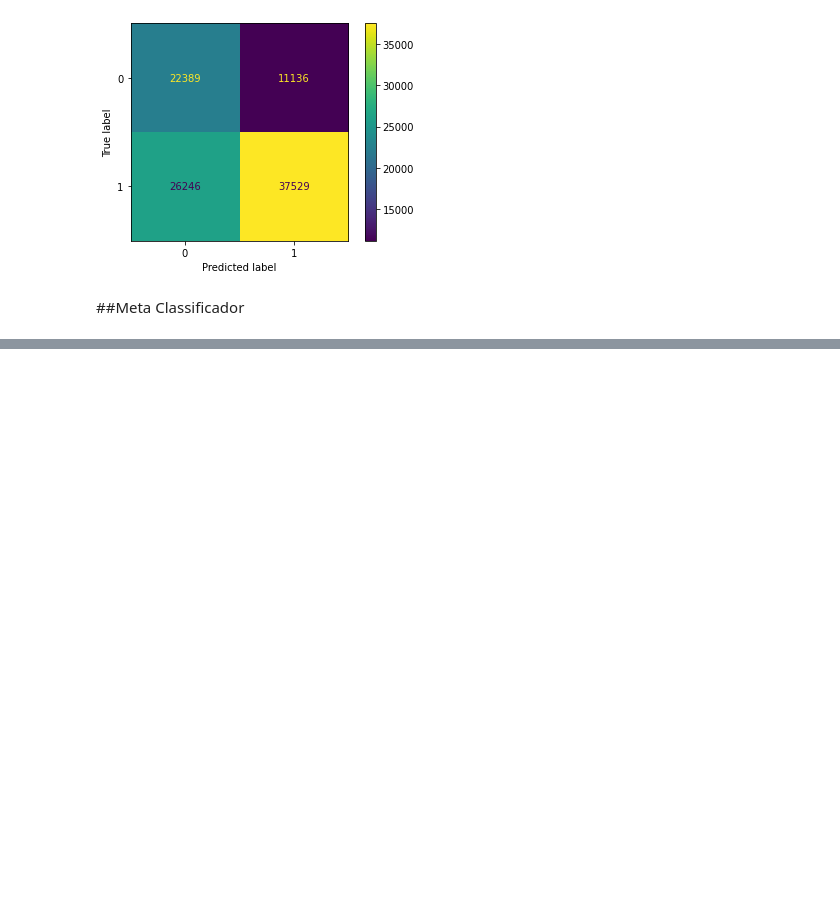
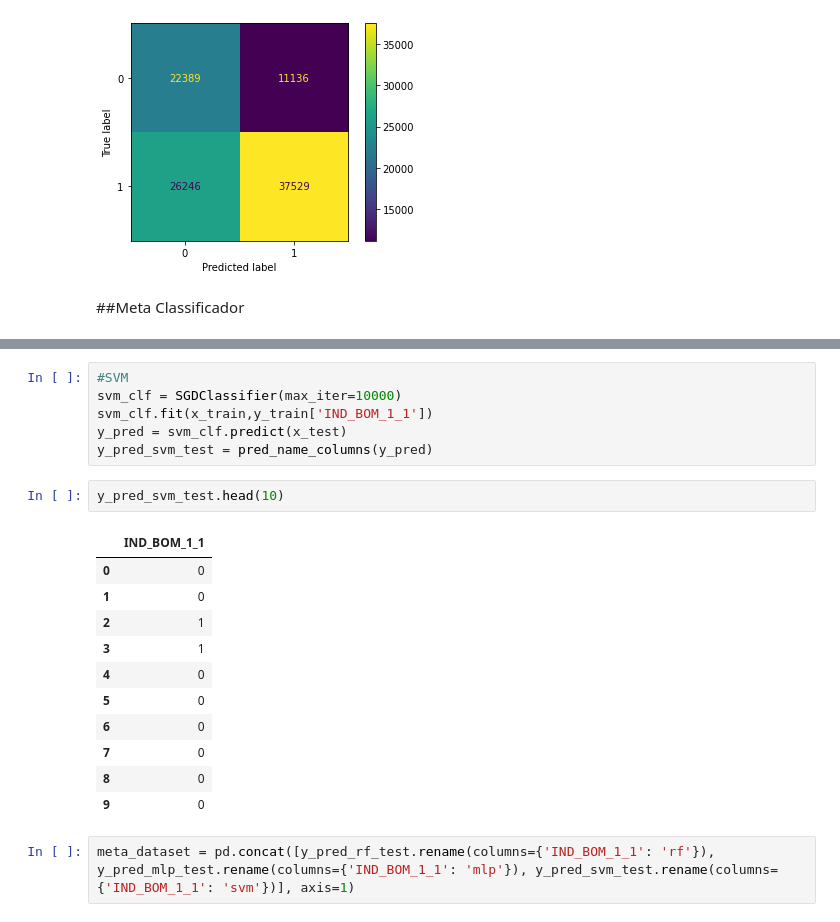
Before and after one commit to LucasThierry/Neural-Networks-21.1, a Jupyter notebook: Projeto.ipynb, the cells around one changed output, grey strips where cells are left out. Cells and saved outputs as stored; diff of their text form; blank space fills up the shorter version.

```diff
--- a/Projeto.ipynb
+++ b/Projeto.ipynb
@@ -1374,0 +1414,22 @@ ConfusionMatrixDisplay.from_predictions(y_test['IND_BOM_1_1'], y_pred);
+# %%
+#SVM
+svm_clf = SGDClassifier(max_iter=10000)
+svm_clf.fit(x_train,y_train['IND_BOM_1_1'])
+y_pred = svm_clf.predict(x_test)
+y_pred_svm_test = pred_name_columns(y_pred)
+# %%
+y_pred_svm_test.head(10)
+# %% [output]
+|  | IND_BOM_1_1 |
+| 0 | 0 |
+| 1 | 0 |
+| 2 | 1 |
+| 3 | 1 |
+| 4 | 0 |
+| 5 | 0 |
+| 6 | 0 |
+| 7 | 0 |
+| 8 | 0 |
+| 9 | 0 |
+# %%
+meta_dataset = pd.concat([y_pred_rf_test.rename(columns={'IND_BOM_1_1': 'rf'}), y_pred_mlp_test.rename(columns={'IND_BOM_1_1': 'mlp'}), y_pred_svm_test.rename(columns={'IND_BOM_1_1': 'svm'})], axis=1)
```
Also changed, not shown: parts of 13 cells of this notebook.
